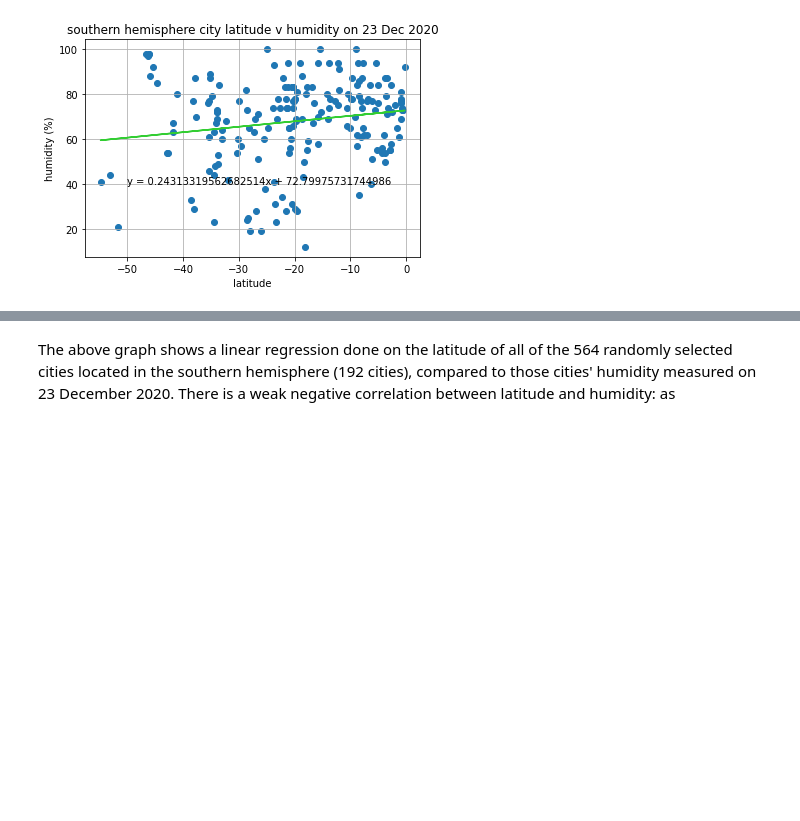
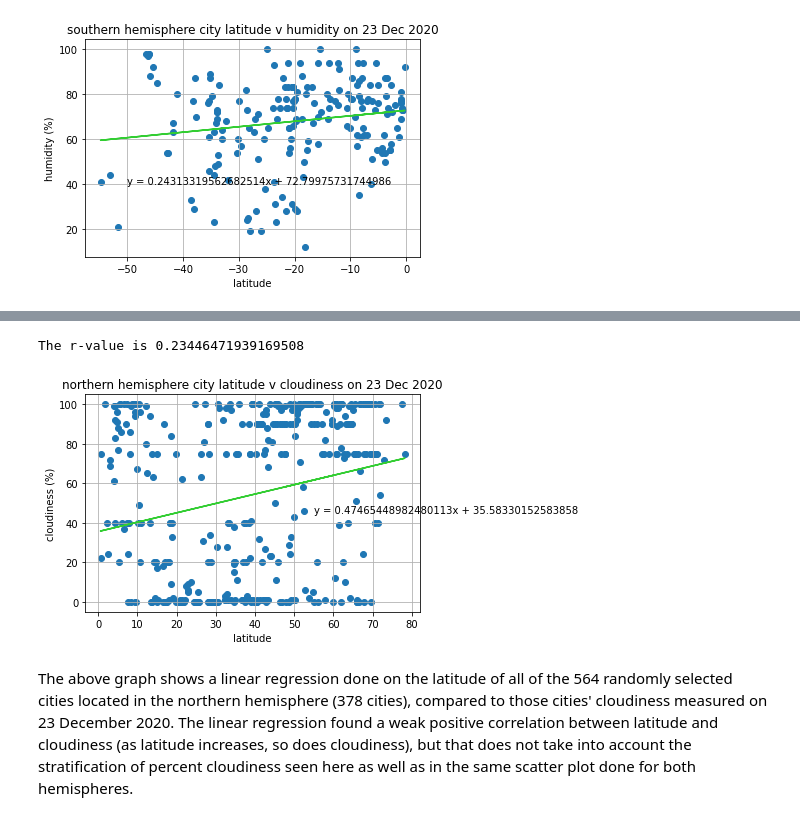
Before and after one commit to sarahDH615/python-api-challenge, a Jupyter notebook: weatherpy/weatherpy.ipynb, the cells around one changed output, grey strips where cells are left out. Saved outputs shown, nothing was run; the diff lists cells and outputs as text; code cells hidden in the pictures; blank space fills up the shorter version.

Commit message:
more linear regressions

```diff
--- a/weatherpy/weatherpy.ipynb
+++ b/weatherpy/weatherpy.ipynb
@@ -363,2 +365,21 @@ The r-value is 0.16548054348043817
+# %%
+#scatter for northern hemisphere cloudiness v. lat
+x_axis3a = northern_hemi_data_df['lat']
+y_axis3a = northern_hemi_data_df['cloudiness']
+(slope, intercept, rval, pval, stderr) = linregress(x_axis3a, y_axis3a)
+print(f'The r-value is {rval}')
+show_eq = f'y = {slope}x + {intercept}'
+y_linreg3a = (slope * x_axis3a) + intercept
+plt.title('northern hemisphere city latitude v cloudiness on 23 Dec 2020')
+plt.xlabel('latitude')
+plt.ylabel('cloudiness (%)')
+plt.grid()
+plt.scatter(x_axis3a, y_axis3a)
+plt.plot(x_axis3a, y_linreg3a, color='limegreen')
+plt.annotate(show_eq, (55, 45))
+plt.show()
+# %% [output]
+The r-value is 0.23446471939169508
+[figure, added]
 # %% [markdown]
-The above graph shows a linear regression done on the latitude of all of the 564 randomly selected cities located in the southern hemisphere (192 cities), compared to those cities' humidity measured on 23 December 2020. There is a weak negative correlation between latitude and humidity: as
+The above graph shows a linear regression done on the latitude of all of the 564 randomly selected cities located in the northern hemisphere (378 cities), compared to those cities' cloudiness measured on 23 December 2020. The linear regression found a weak positive correlation between latitude and cloudiness (as latitude increases, so does cloudiness), but that does not take into account the stratification of percent cloudiness seen here as well as in the same scatter plot done for both hemispheres.
```
Also changed, not shown: parts of 7 cells of this notebook.
